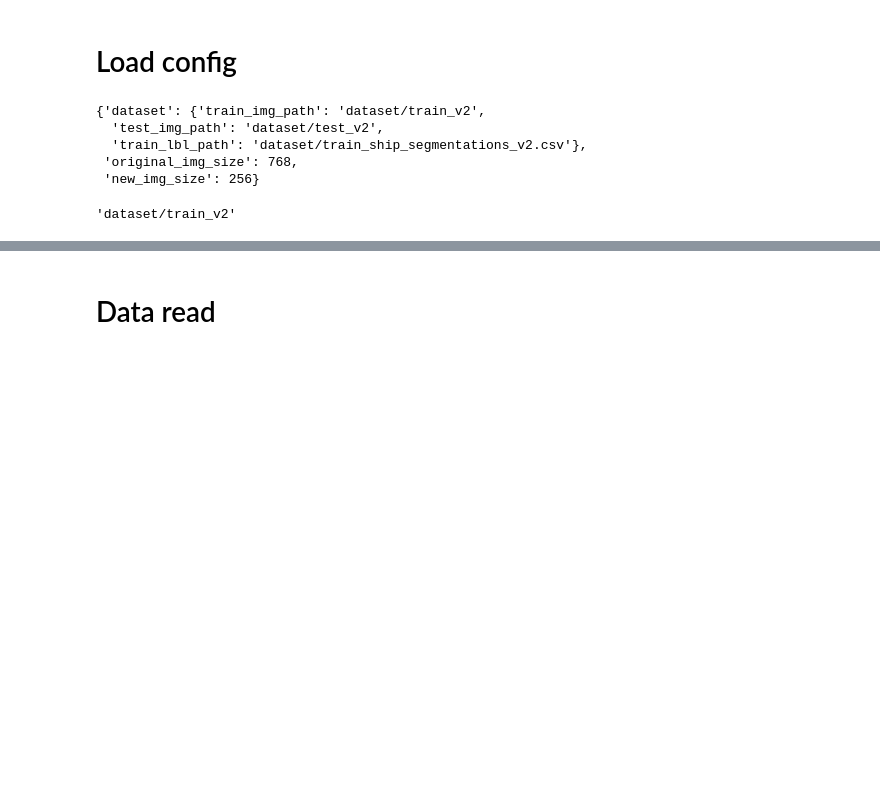
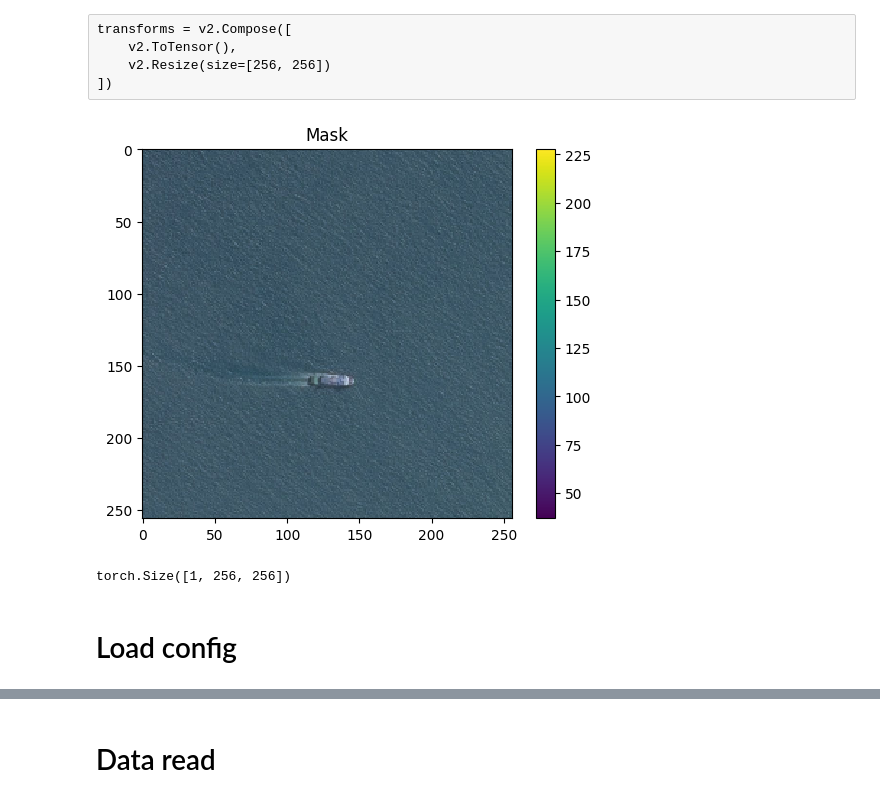
Before and after one commit to da4nik08/Segmentation, a Jupyter notebook: Preprocessing.ipynb, the cells around one changed output, grey strips where cells are left out. Drawn from its saved outputs; the diff is of its cells as text; code cells hidden in the pictures; blank space fills up the shorter version.

```diff
--- a/Preprocessing.ipynb
+++ b/Preprocessing.ipynb
@@ -8,0 +20,2 @@ import matplotlib.pyplot as plt
+# %%
+image_rgb = cv2.cvtColor(image, cv2.COLOR_BGR2RGB)
@@ -8,0 +32,4 @@ import matplotlib.pyplot as plt
+# %%
+resizer = Resize([256, 256])
+# %%
+res_im = resizer(torch.tensor(np.transpose(image_rgb, (2, 0, 1))))
@@ -8,0 +111,5 @@ import matplotlib.pyplot as plt
+# %% [raw]
+transforms = v2.Compose([
+    v2.ToTensor(),
+    v2.Resize(size=[256, 256])
+])
@@ -8,0 +118,7 @@ import matplotlib.pyplot as plt
+# %%
+plt.imshow(np.array(res_im.permute(1, 2, 0)), interpolation='nearest')
+plt.title('Mask')
+plt.colorbar()
+plt.show()
+# %% [output]
+[figure, added]
@@ -9,3 +127,7 @@ import matplotlib.pyplot as plt
+# %%
+tesnor_mask.shape
+# %% [output]
+torch.Size([1, 256, 256])
 # %% [markdown]
 # Load config
 # %%
@@ -20,12 +140,0 @@ config = load_config("config.yaml")
-# %%
-config
-# %% [output]
-{'dataset': {'train_img_path': 'dataset/train_v2',
-  'test_img_path': 'dataset/test_v2',
-  'train_lbl_path': 'dataset/train_ship_segmentations_v2.csv'},
- 'original_img_size': 768,
- 'new_img_size': 256}
-# %%
-config['dataset']['train_img_path']
-# %% [output]
-'dataset/train_v2'
```
Also changed, not shown: parts of 50 cells of this notebook, 6 other files.
